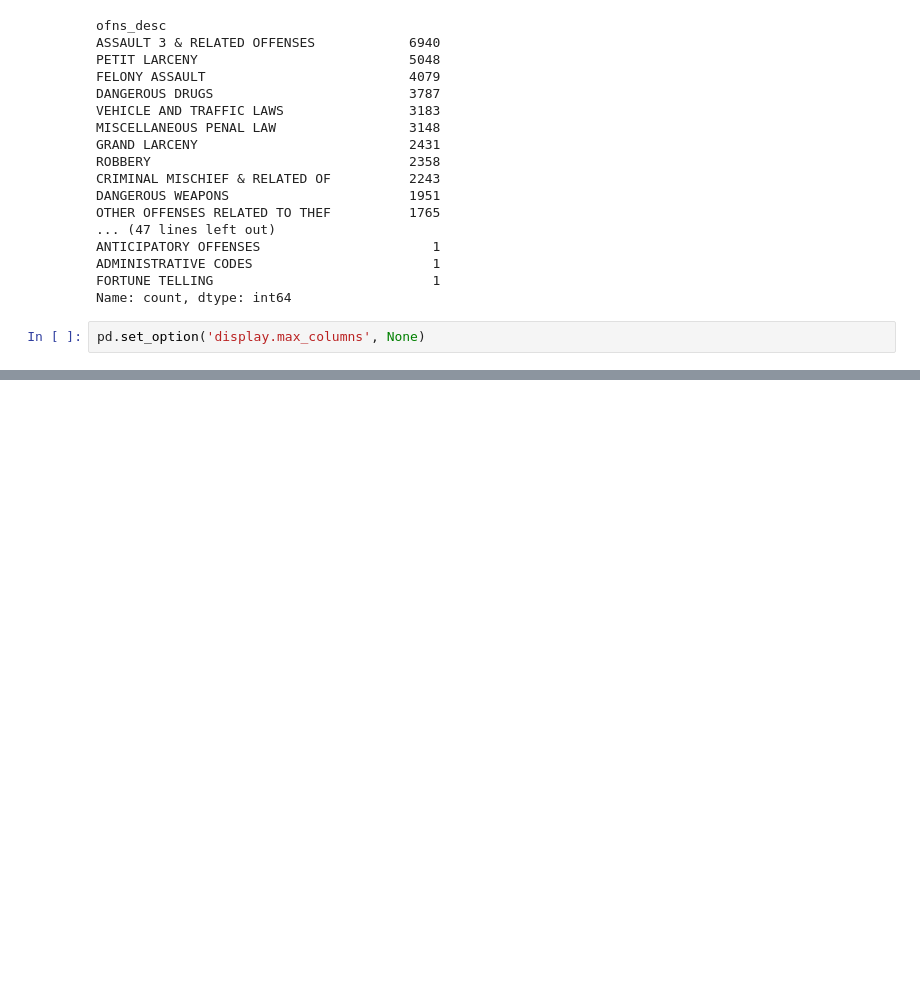
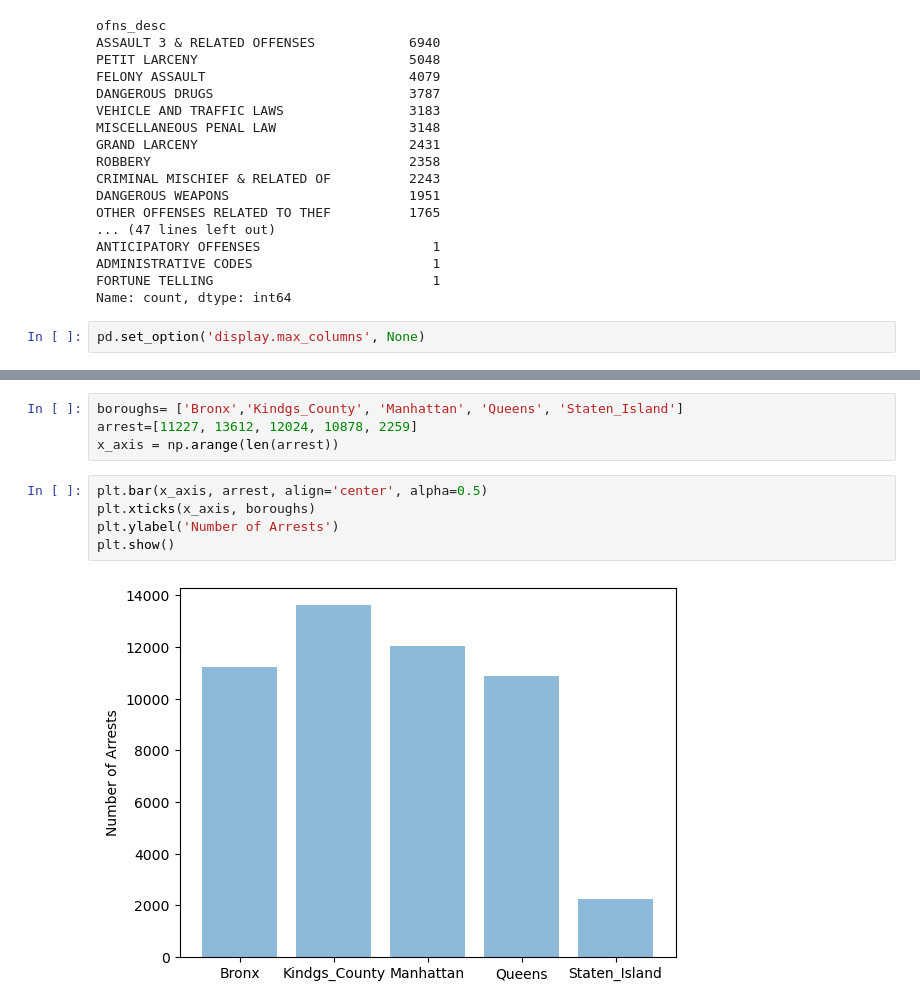
Before and after one commit to amos6224/group5-project1, a Jupyter notebook: group5-project1.ipynb, the cells around one changed output, grey strips where cells are left out. Drawn from its saved outputs; the diff is of its cells as text; blank space fills up the shorter version.

Commit message:
graph

```diff
--- a/group5-project1.ipynb
+++ b/group5-project1.ipynb
@@ -156,0 +168,11 @@ dtype: int64
+# %%
+boroughs= ['Bronx','Kindgs_County', 'Manhattan', 'Queens', 'Staten_Island']
+arrest=[11227, 13612, 12024, 10878, 2259]
+x_axis = np.arange(len(arrest))
+# %%
+plt.bar(x_axis, arrest, align='center', alpha=0.5)
+plt.xticks(x_axis, boroughs)
+plt.ylabel('Number of Arrests')
+plt.show()
+# %% [output]
+[figure, added]
```
Also changed, not shown: parts of 9 cells of this notebook.
